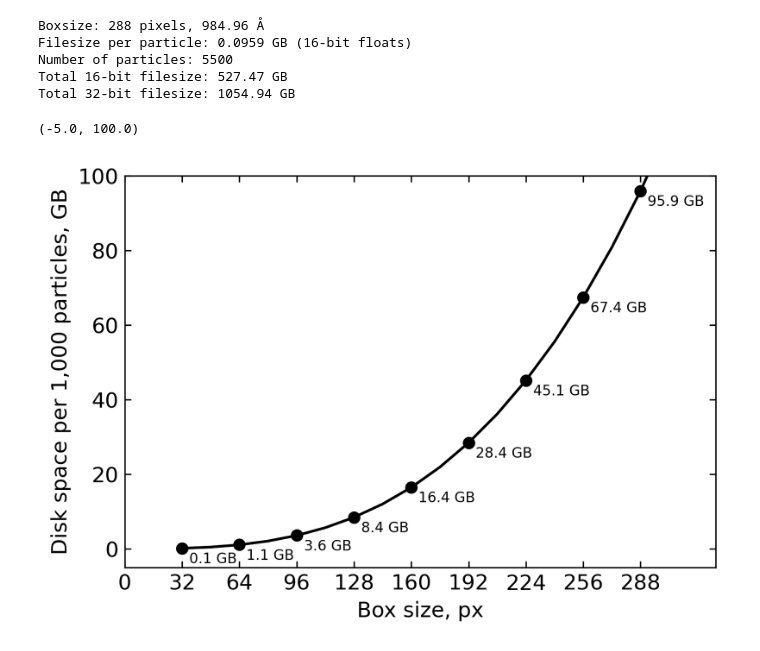
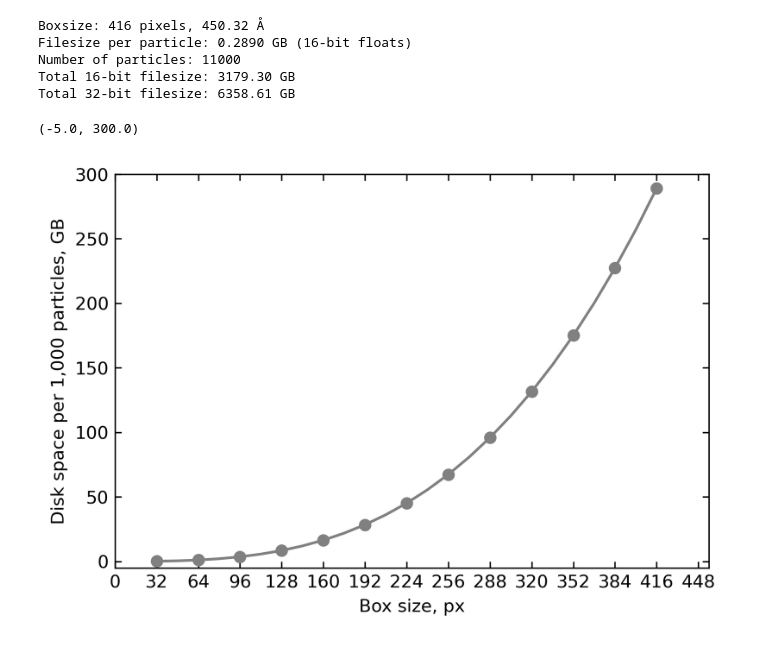
Before and after one commit to dmichalak/sta-pipeline, a Jupyter notebook: analysis_scripts/particle_box_sizes.ipynb, the cells around one changed output. Cells and saved outputs as stored; diff of their text form; code cells hidden in the pictures.

```diff
--- a/analysis_scripts/particle_box_sizes.ipynb
+++ b/analysis_scripts/particle_box_sizes.ipynb
@@ -6,9 +6,9 @@ def boxsize_to_filesize(boxsize):
     # Pseudosubtomograms for boxsize=240 contain 27.6 GB data.mrc and 27.9 GB weights.mrc per particle
     return (27.6+27.9) * (boxsize/240)**3
 # %%
-number_of_particles = 5500
-pixelsize = 3.42
-boxsize = 288
+number_of_particles = 11000
+pixelsize = 1.0825
+boxsize = 416
 
 filesize = boxsize_to_filesize(boxsize)
 total_filesize = number_of_particles * filesize
@@ -18,35 +18,36 @@ print(f"Number of particles: {number_of_particles}")
 print(f"Total 16-bit filesize: {total_filesize/1000.:.2f} GB")
 print(f"Total 32-bit filesize: {total_filesize*2/1000.:.2f} GB")
 # %% [output]
-Boxsize: 288 pixels, 984.96 Å
-Filesize per particle: 0.0959 GB (16-bit floats)
-Number of particles: 5500
-Total 16-bit filesize: 527.47 GB
-Total 32-bit filesize: 1054.94 GB
+Boxsize: 416 pixels, 450.32 Å
+Filesize per particle: 0.2890 GB (16-bit floats)
+Number of particles: 11000
+Total 16-bit filesize: 3179.30 GB
+Total 32-bit filesize: 6358.61 GB
 # %%
 # fig size settings
 plt.figure(figsize=(6,4), dpi=300)
-plt.rcParams.update({'font.size': 12})
+plt.rcParams.update({'font.size': 10})
 
 
-boxsize_data = np.arange(32, 312+16, 16)
+boxsize_data = np.arange(32, 416+16, 16)
 filesize_data = boxsize_to_filesize(boxsize_data)
 
-plt.plot(boxsize_data, filesize_data, color='black')
+plt.plot(boxsize_data, filesize_data, color='gray')
 plt.xlabel('Box size, px')
 plt.ylabel('Disk space per 1,000 particles, GB')
 
-plt.xticks(np.arange(0, 312, 32))
+plt.xticks(np.arange(0, 512, 32))
 
 for i, boxsize in enumerate(boxsize_data[::2]):
-    plt.plot(boxsize_data[2*i], filesize_data[2*i], 'ko')
-    plt.annotate(f"{boxsize_to_filesize(boxsize):.1f} GB", (boxsize_data[2*i]+4, filesize_data[2*i]-4), fontsize=8)
+    plt.plot(boxsize_data[2*i], filesize_data[2*i], 'o', color='gray')
+    # plt.annotate(f"{boxsize_to_filesize(boxsize):.0f}", (boxsize_data[2*i]-5, filesize_data[2*i]+4), fontsize=8,
+    #                 verticalalignment='center', horizontalalignment='right')
 # show x ticks on top and bottom inside the plot
 plt.tick_params(axis='x', direction='in', top=True, )#bottom=True)
 plt.tick_params(axis='y', direction='in', right=True, )#left=True)
 
-plt.xlim(0,330)
-plt.ylim(-5,100)
+plt.xlim(0,456)
+plt.ylim(-5,300)
 # %% [output]
-(-5.0, 100.0)
+(-5.0, 300.0)
-[figure, old version]
+[figure, new version]
```
Also changed, not shown: 6 other files.
